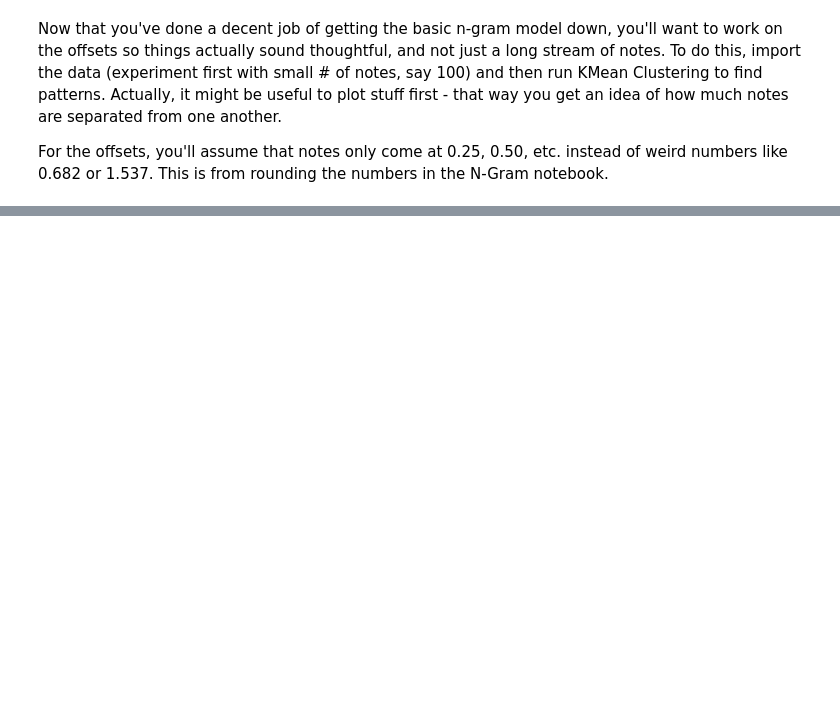
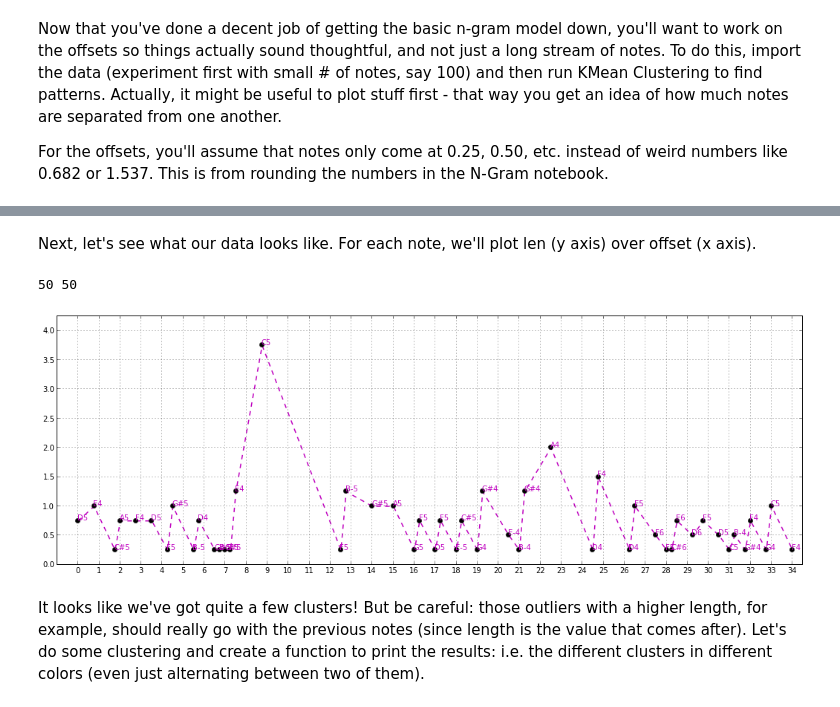
Before and after one commit to evancchow/jazzml, a Jupyter notebook: oscar/oscar2/Offset Clustering.ipynb, the cells around one changed output, grey strips where cells are left out. Cells and saved outputs as stored; diff of their text form; code cells hidden in the pictures; blank space fills up the shorter version.

Commit message:
Added plot to offset clustering with the annotations.

```diff
--- a/oscar/oscar2/Offset Clustering.ipynb
+++ b/oscar/oscar2/Offset Clustering.ipynb
@@ -32 +37,32 @@ Shape: (50,3)
 5 rows × 3 columns
+# %% [markdown]
+Next, let's see what our data looks like. For each note, we'll plot len (y axis) over offset (x axis).
+# %%
+dx = data['Offset']
+dy = data['Len']
+print len(dx), len(dy)
+plt.plot(dx, dy, 'm.--', linewidth=1.5)
+for x, y in zip(dx, dy):
+    plt.plot(x, y, 'ko')
+plt.ylim([0, max(dy) + 0.5])
+plt.xlim([-1, max(dx) + 0.5])
+plt.grid()
+
+# plot the ticks
+# xticks = range(0, numberofitems)
+# plt.xticks(xticks, data['Note'])
+plt.xticks(range(0, int(max(data['Offset'])) + 1))
+
+# Annotate with the note data
+for note, offset, length in izip(data['Note'], dx, dy):
+    plt.annotate(note, xy=(offset, length), color='m')
+
+# set fig size and display
+fig = plt.gcf()
+fig.set_size_inches(18, 6)
+plt.show()
+# %% [output]
+50 50
+[figure, added]
+# %% [markdown]
+It looks like we've got quite a few clusters! But be careful: those outliers with a higher length, for example, should really go with the previous notes (since length is the value that comes after). Let's do some clustering and create a function to print the results: i.e. the different clusters in different colors (even just alternating between two of them).
```
Also changed, not shown: parts of 2 cells of this notebook, 2 other files.
